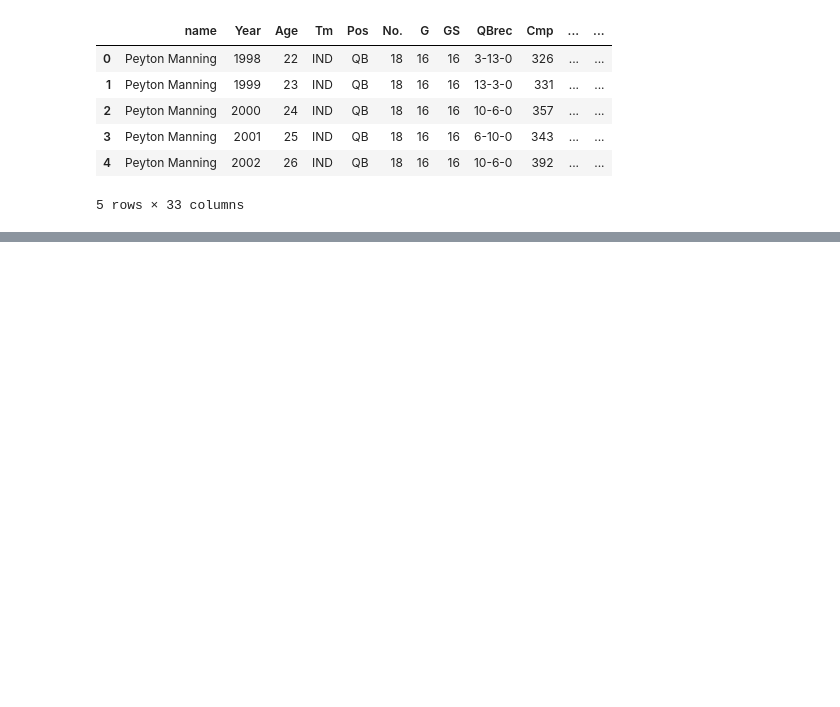
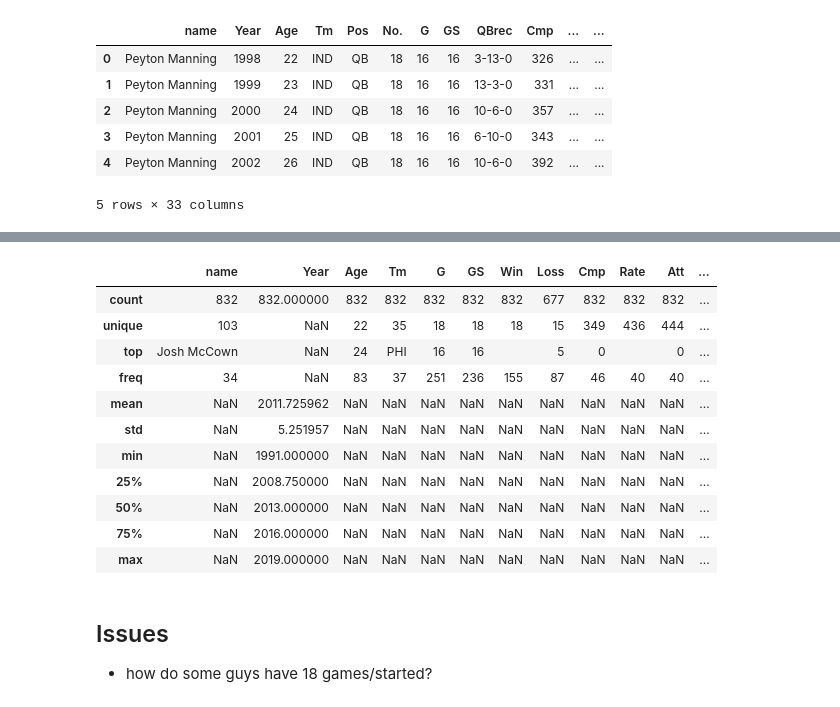
Before and after one commit to brokengrappler/QB_TD_Metis_project, a Jupyter notebook: jpnb/QB_Career_EDA.ipynb, the cells around one changed output, grey strips where cells are left out. Drawn from its saved outputs; the diff is of its cells as text; code cells hidden in the pictures; blank space fills up the shorter version.

```diff
--- a/jpnb/QB_Career_EDA.ipynb
+++ b/jpnb/QB_Career_EDA.ipynb
@@ -109,0 +30,5 @@ calc_df
+# %%
+master_raw_df.columns = ['name', 'Year', 'Age', 'Tm', 'Pos', 'No.', 'G', 'GS', 'QBrec', 'Cmp',
+       'Att', 'Cmp%', 'Pass_Yds', 'TD', 'TD%', 'Int', 'Int%', '1D', 'Lng', 'Y/A',
+       'AY/A', 'Y/C', 'Y/G', 'Rate', 'QBR', 'Sk', 'Sk_Yds', 'NY/A', 'ANY/A',
+       'Sk%', '4QC', 'GWD', 'AV']
@@ -109,0 +45,6 @@ calc_df
+# %%
+master_raw_df[['Win','Loss','Draw']] = master_raw_df['QBrec'].str.split('-',expand=True)
+# %%
+sel_stats = ['name', 'Year', 'Age', 'Tm', 'G', 'GS', 'Win','Loss', 'Cmp', 'Rate','Att', 'Pass_Yds', 'TD', 'Int', 'Sk']
+sel_stat_df = master_raw_df[sel_stats]
+sel_stat_df.head()
@@ -109,0 +58,18 @@ calc_df
+# %%
+sel_stat_df.describe(include='all')
+# %% [output]
+|  | name | Year | Age | Tm | G | GS | Win | Loss | Cmp | Rate | Att | ... |
+| count | 832 | 832.000000 | 832 | 832 | 832 | 832 | 832 | 677 | 832 | 832 | 832 | ... |
+| unique | 103 | NaN | 22 | 35 | 18 | 18 | 18 | 15 | 349 | 436 | 444 | ... |
+| top | Josh McCown | NaN | 24 | PHI | 16 | 16 |  | 5 | 0 |  | 0 | ... |
+| freq | 34 | NaN | 83 | 37 | 251 | 236 | 155 | 87 | 46 | 40 | 40 | ... |
+| mean | NaN | 2011.725962 | NaN | NaN | NaN | NaN | NaN | NaN | NaN | NaN | NaN | ... |
+| std | NaN | 5.251957 | NaN | NaN | NaN | NaN | NaN | NaN | NaN | NaN | NaN | ... |
+| min | NaN | 1991.000000 | NaN | NaN | NaN | NaN | NaN | NaN | NaN | NaN | NaN | ... |
+| 25% | NaN | 2008.750000 | NaN | NaN | NaN | NaN | NaN | NaN | NaN | NaN | NaN | ... |
+| 50% | NaN | 2013.000000 | NaN | NaN | NaN | NaN | NaN | NaN | NaN | NaN | NaN | ... |
+| 75% | NaN | 2016.000000 | NaN | NaN | NaN | NaN | NaN | NaN | NaN | NaN | NaN | ... |
+| max | NaN | 2019.000000 | NaN | NaN | NaN | NaN | NaN | NaN | NaN | NaN | NaN | ... |
+# %% [markdown]
+## Issues
+- how do some guys have 18 games/started?
```
Also changed, not shown: parts of 54 cells of this notebook, 11 other files.
